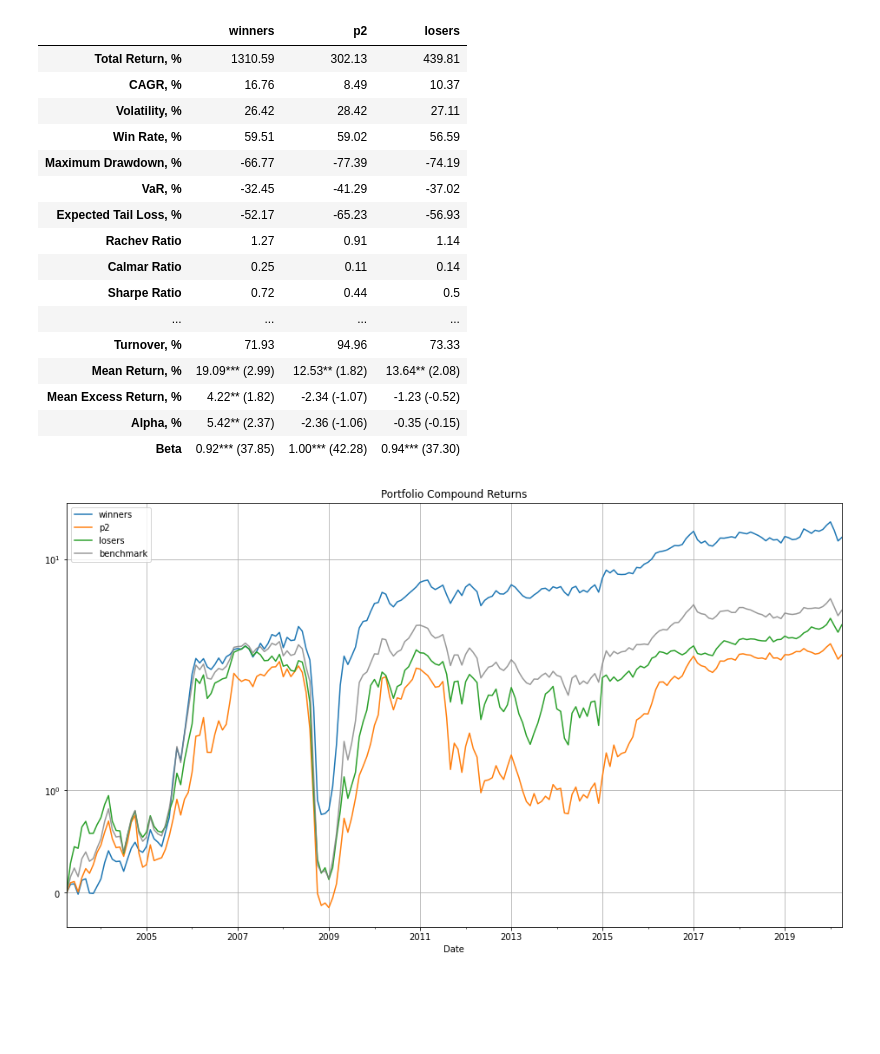
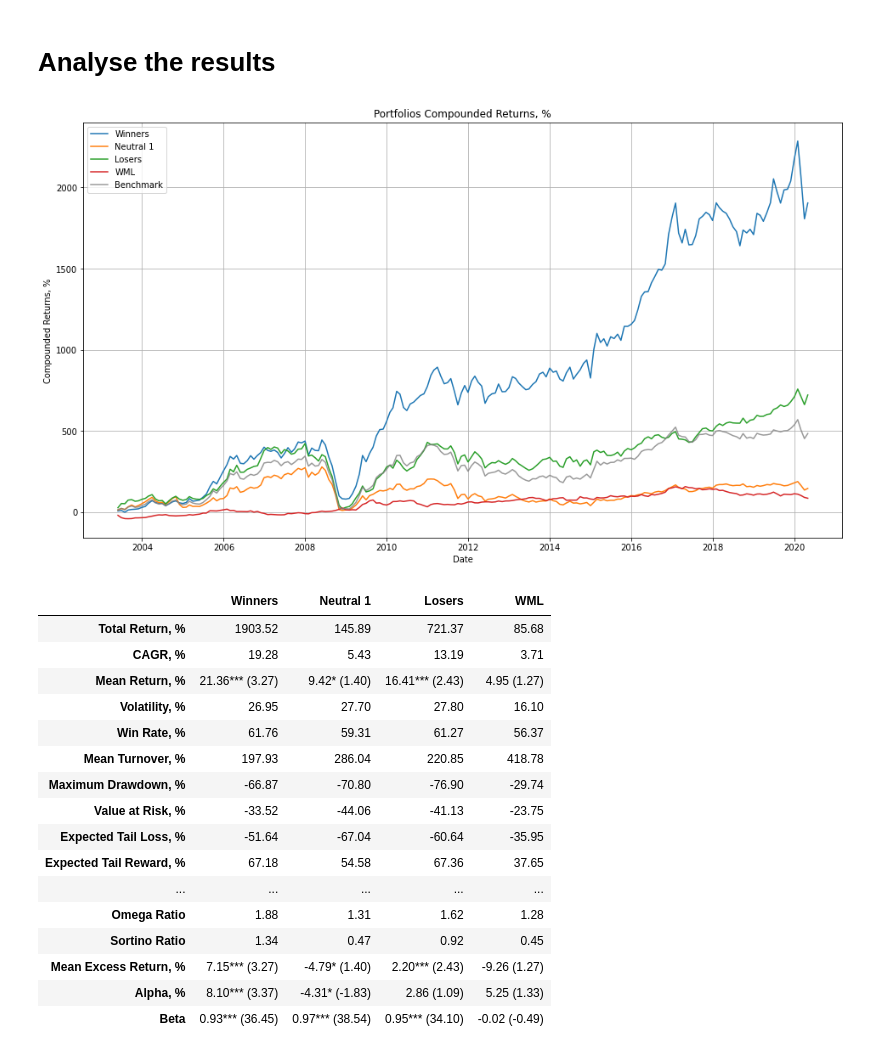
Before and after one commit to atomtosov/pqr, a Jupyter notebook: examples/quickstart.ipynb, the cells around one changed output. Cells and saved outputs as stored; diff of their text form; code cells hidden in the pictures; blank space fills up the shorter version.

```diff
--- a/examples/quickstart.ipynb
+++ b/examples/quickstart.ipynb
@@ -12,4 +17,0 @@ volume = pd.read_excel('factors/russia/betafilter.xlsx', parse_dates=True, index
-# %%
-prices = prices.replace(0, np.nan)
-pe = pe.replace(0, np.nan)
-volume = volume.replace(0, np.nan)
@@ -26,0 +20,13 @@ benchmark = pqr.Benchmark().from_stock_universe(prices, liquidity_filter)
+# %%
+universe = pqr.Universe(prices)
+universe.filter(volume >= 10_000_000)
+
+factorizer = pqr.Factorizer(
+    pqr.Filter(universe),
+    pqr.agg.Median(3),
+    pqr.Hold(3),
+)
+
+value = factorizer(pe, better="less")
+
+benchmark = pqr.Benchmark.from_universe(universe)
@@ -26,0 +35,5 @@ benchmark = pqr.Benchmark().from_stock_universe(prices, liquidity_filter)
+# %%
+builder = pqr.PortfolioBuilder(
+    pqr.EqualWeights(),
+    pqr.TheoreticalAllocation(),
+)
@@ -27,23 +42,36 @@ benchmark = pqr.Benchmark().from_stock_universe(prices, liquidity_filter)
 # %%
-portfolios = pqr.fit_quantile_factor_model(prices, value, better='less')
+fm = pqr.fm.FactorModel(
+    picking_strategies=[
+        pqr.fm.Quantiles(0, 1/3),
+        pqr.fm.Quantiles(1/3, 2/3),
+        pqr.fm.Quantiles(2/3, 1)
+    ],
+    portfolio_builder=builder,
+    add_wml=True
+)
+
+portfolios = fm(value, universe)
-# %%
-pqr.summary_tear_sheet(portfolios, benchmark)
-# %% [output]
-|  | winners | p2 | losers |
-| Total Return, % | 1310.59 | 302.13 | 439.81 |
-| CAGR, % | 16.76 | 8.49 | 10.37 |
-| Volatility, % | 26.42 | 28.42 | 27.11 |
-| Win Rate, % | 59.51 | 59.02 | 56.59 |
-| Maximum Drawdown, % | -66.77 | -77.39 | -74.19 |
-| VaR, % | -32.45 | -41.29 | -37.02 |
-| Expected Tail Loss, % | -52.17 | -65.23 | -56.93 |
-| Rachev Ratio | 1.27 | 0.91 | 1.14 |
-| Calmar Ratio | 0.25 | 0.11 | 0.14 |
-| Sharpe Ratio | 0.72 | 0.44 | 0.5 |
-| ... | ... | ... | ... |
-| Turnover, % | 71.93 | 94.96 | 73.33 |
-| Mean Return, % | 19.09*** (2.99) | 12.53** (1.82) | 13.64** (2.08) |
-| Mean Excess Return, % | 4.22** (1.82) | -2.34 (-1.07) | -1.23 (-0.52) |
-| Alpha, % | 5.42** (2.37) | -2.36 (-1.06) | -0.35 (-0.15) |
-| Beta | 0.92*** (37.85) | 1.00*** (42.28) | 0.94*** (37.30) |
-[figure, removed]
+# %% [markdown]
+# Analyse the results
+# %%
+summary = pqr.dash.SummaryDashboard(benchmark)
+summary(portfolios)
+# %% [output]
+[figure, added]
+|  | Winners | Neutral 1 | Losers | WML |
+| Total Return, % | 1903.52 | 145.89 | 721.37 | 85.68 |
+| CAGR, % | 19.28 | 5.43 | 13.19 | 3.71 |
+| Mean Return, % | 21.36*** (3.27) | 9.42* (1.40) | 16.41*** (2.43) | 4.95 (1.27) |
+| Volatility, % | 26.95 | 27.70 | 27.80 | 16.10 |
+| Win Rate, % | 61.76 | 59.31 | 61.27 | 56.37 |
+| Mean Turnover, % | 197.93 | 286.04 | 220.85 | 418.78 |
+| Maximum Drawdown, % | -66.87 | -70.80 | -76.90 | -29.74 |
+| Value at Risk, % | -33.52 | -44.06 | -41.13 | -23.75 |
+| Expected Tail Loss, % | -51.64 | -67.04 | -60.64 | -35.95 |
+| Expected Tail Reward, % | 67.18 | 54.58 | 67.36 | 37.65 |
+| ... | ... | ... | ... | ... |
+| Omega Ratio | 1.88 | 1.31 | 1.62 | 1.28 |
+| Sortino Ratio | 1.34 | 0.47 | 0.92 | 0.45 |
+| Mean Excess Return, % | 7.15*** (3.27) | -4.79* (1.40) | 2.20*** (2.43) | -9.26 (1.27) |
+| Alpha, % | 8.10*** (3.37) | -4.31* (-1.83) | 2.86 (1.09) | 5.25 (1.33) |
+| Beta | 0.93*** (36.45) | 0.97*** (38.54) | 0.95*** (34.10) | -0.02 (-0.49) |
```
Also changed, not shown: parts of 11 cells of this notebook.
